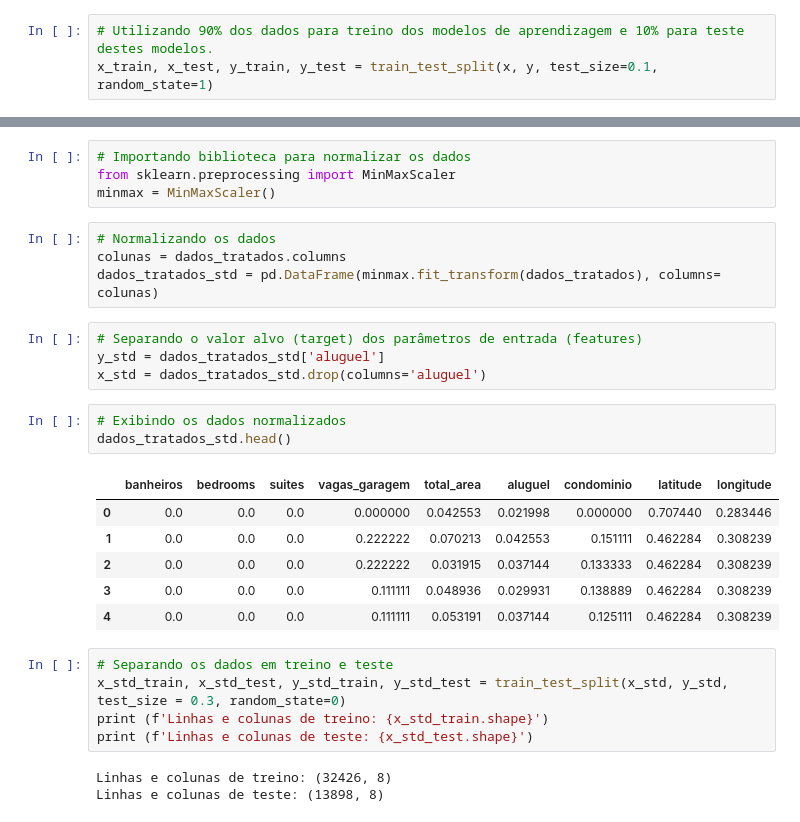
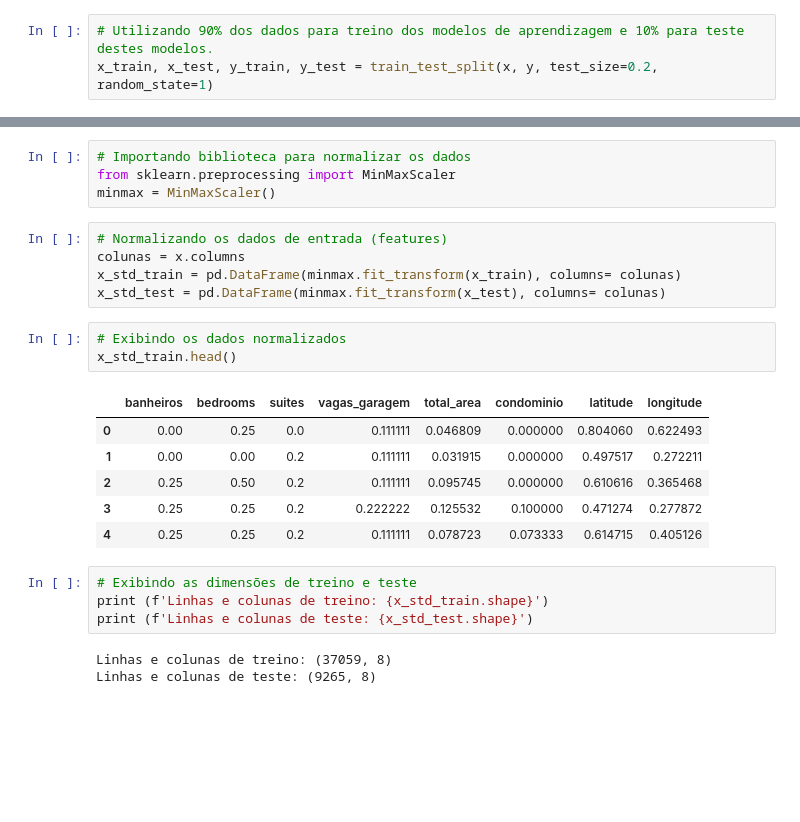
Before and after one commit to fabiollg/PI-4_Predicao_Valores_Imoveis_SJC, a Jupyter notebook: PI_4_Predicao_Valores_Imoveis_SJC.ipynb, the cells around one changed output, grey strips where cells are left out. Saved outputs shown, nothing was run; the diff lists cells and outputs as text; blank space fills up the shorter version.

```diff
--- a/PI_4_Predicao_Valores_Imoveis_SJC.ipynb
+++ b/PI_4_Predicao_Valores_Imoveis_SJC.ipynb
@@ -689,7 +709,7 @@ y = dados_tratados['aluguel']
 ### <li><font color="#800080">Dividindo os dados em Dados de Treino e Dados de Teste:</font>
 # %%
 # Utilizando 90% dos dados para treino dos modelos de aprendizagem e 10% para teste destes modelos.
-x_train, x_test, y_train, y_test = train_test_split(x, y, test_size=0.1, random_state=1)
+x_train, x_test, y_train, y_test = train_test_split(x, y, test_size=0.2, random_state=1)
 # %%
 print(f'Número de parâmetros de entrada = {x_train.shape[1]}')
 print(f'Número de linhas de treinamento = {x_train.shape[0]}')
@@ -831,31 +851,27 @@ dados_tratados.head()
 from sklearn.preprocessing import MinMaxScaler
 minmax = MinMaxScaler()
 # %%
-# Normalizando os dados
-colunas = dados_tratados.columns
-dados_tratados_std = pd.DataFrame(minmax.fit_transform(dados_tratados), columns= colunas)
+# Normalizando os dados de entrada (features)
+colunas = x.columns
+x_std_train = pd.DataFrame(minmax.fit_transform(x_train), columns= colunas)
+x_std_test = pd.DataFrame(minmax.fit_transform(x_test), columns= colunas)
-# %%
-# Separando o valor alvo (target) dos parâmetros de entrada (features)
-y_std = dados_tratados_std['aluguel']
-x_std = dados_tratados_std.drop(columns='aluguel')
 # %%
 # Exibindo os dados normalizados
-dados_tratados_std.head()
+x_std_train.head()
 # %% [output]
-|  | banheiros | bedrooms | suites | vagas_garagem | total_area | aluguel | condominio | latitude | longitude |
-| 0 | 0.0 | 0.0 | 0.0 | 0.000000 | 0.042553 | 0.021998 | 0.000000 | 0.707440 | 0.283446 |
-| 1 | 0.0 | 0.0 | 0.0 | 0.222222 | 0.070213 | 0.042553 | 0.151111 | 0.462284 | 0.308239 |
-| 2 | 0.0 | 0.0 | 0.0 | 0.222222 | 0.031915 | 0.037144 | 0.133333 | 0.462284 | 0.308239 |
-| 3 | 0.0 | 0.0 | 0.0 | 0.111111 | 0.048936 | 0.029931 | 0.138889 | 0.462284 | 0.308239 |
-| 4 | 0.0 | 0.0 | 0.0 | 0.111111 | 0.053191 | 0.037144 | 0.125111 | 0.462284 | 0.308239 |
+|  | banheiros | bedrooms | suites | vagas_garagem | total_area | condominio | latitude | longitude |
+| 0 | 0.00 | 0.25 | 0.0 | 0.111111 | 0.046809 | 0.000000 | 0.804060 | 0.622493 |
+| 1 | 0.00 | 0.00 | 0.2 | 0.111111 | 0.031915 | 0.000000 | 0.497517 | 0.272211 |
+| 2 | 0.25 | 0.50 | 0.2 | 0.111111 | 0.095745 | 0.000000 | 0.610616 | 0.365468 |
+| 3 | 0.25 | 0.25 | 0.2 | 0.222222 | 0.125532 | 0.100000 | 0.471274 | 0.277872 |
+| 4 | 0.25 | 0.25 | 0.2 | 0.111111 | 0.078723 | 0.073333 | 0.614715 | 0.405126 |
 # %%
-# Separando os dados em treino e teste
-x_std_train, x_std_test, y_std_train, y_std_test = train_test_split(x_std, y_std, test_size = 0.3, random_state=0)
+# Exibindo as dimensões de treino e teste
 print (f'Linhas e colunas de treino: {x_std_train.shape}')
 print (f'Linhas e colunas de teste: {x_std_test.shape}')
 # %% [output]
-Linhas e colunas de treino: (32426, 8)
-Linhas e colunas de teste: (13898, 8)
+Linhas e colunas de treino: (37059, 8)
+Linhas e colunas de teste: (9265, 8)
 # %%
 from keras.utils.sidecar_evaluator import optimizer
 # Criando a rede neural com 2 camadas ocultas de 64 e 32 neurônios cada uma
```
Also changed, not shown: parts of 19 cells of this notebook.
